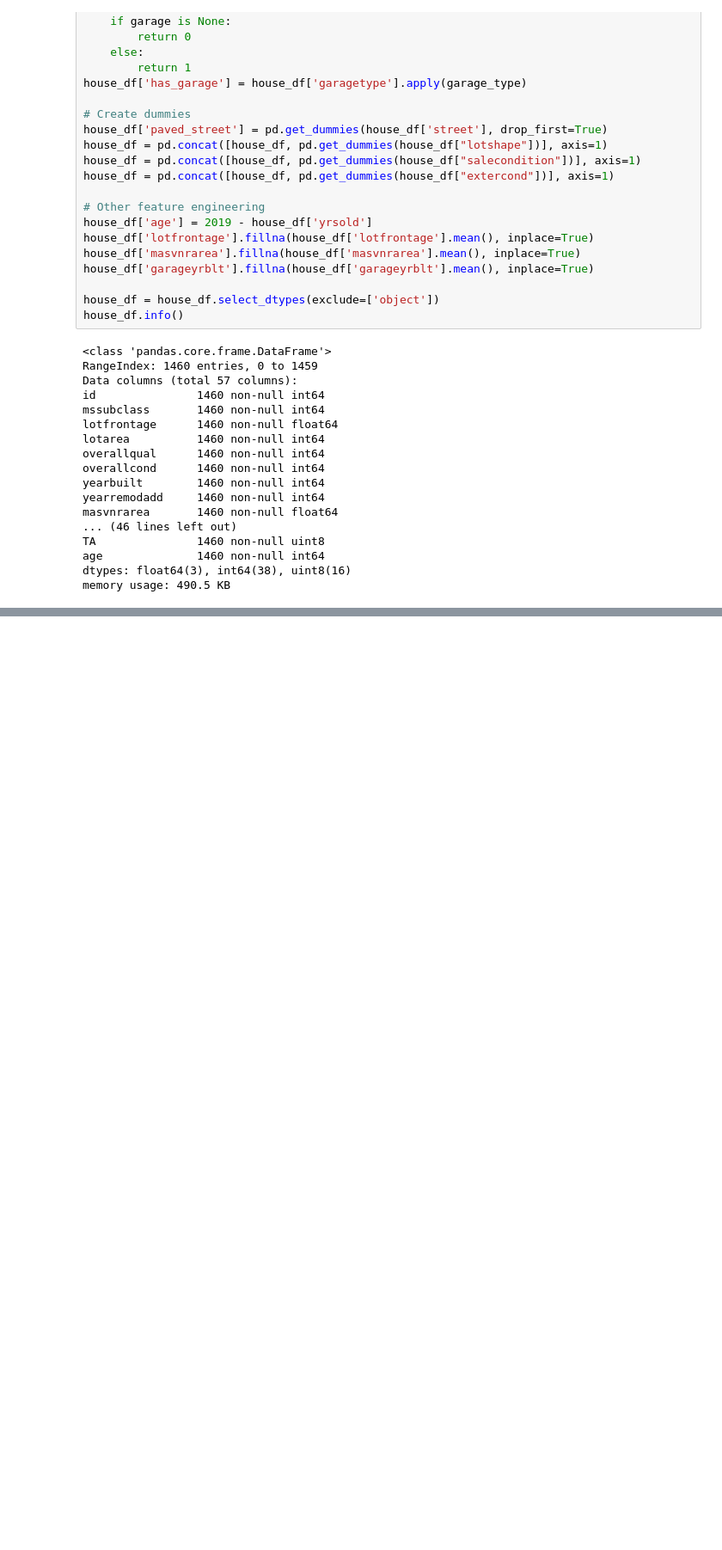
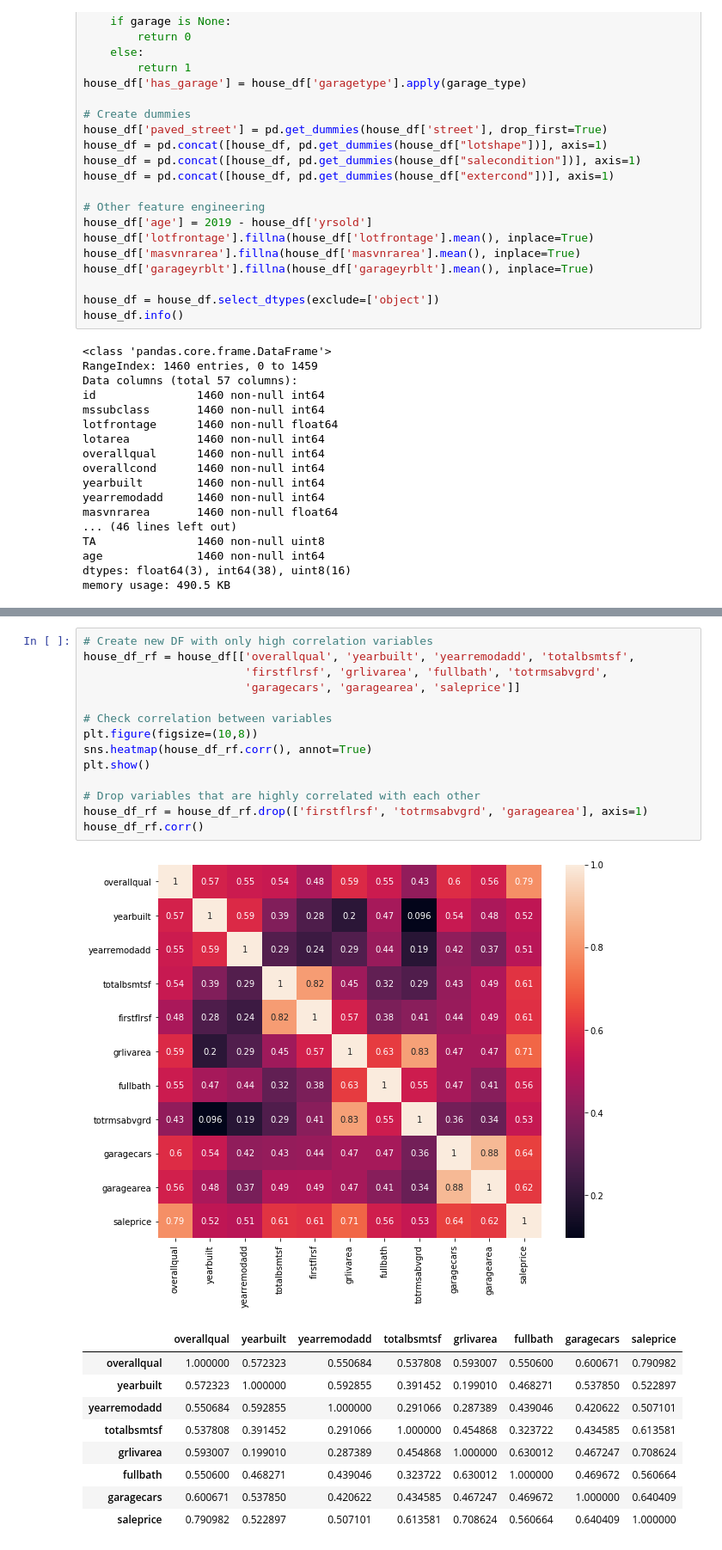
Before and after one commit to jkovach89/12-2-Assignment, a Jupyter notebook: 19-8 Challenge.ipynb, the cells around one changed output, grey strips where cells are left out. Shown at 86% size. Cells and saved outputs as stored; diff of their text form; blank space fills up the shorter version.

```diff
--- a/19-8 Challenge.ipynb
+++ b/19-8 Challenge.ipynb
@@ -85 +97,26 @@ memory usage: 490.5 KB
+# %%
+# Create new DF with only high correlation variables
+house_df_rf = house_df[['overallqual', 'yearbuilt', 'yearremodadd', 'totalbsmtsf',
+                        'firstflrsf', 'grlivarea', 'fullbath', 'totrmsabvgrd',
+                        'garagecars', 'garagearea', 'saleprice']]
+
+# Check correlation between variables
+plt.figure(figsize=(10,8))
+sns.heatmap(house_df_rf.corr(), annot=True)
+plt.show()
+
+# Drop variables that are highly correlated with each other
+house_df_rf = house_df_rf.drop(['firstflrsf', 'totrmsabvgrd', 'garagearea'], axis=1)
+house_df_rf.corr()
+# %% [output]
+[figure, added]
+|  | overallqual | yearbuilt | yearremodadd | totalbsmtsf | grlivarea | fullbath | garagecars | saleprice |
+| overallqual | 1.000000 | 0.572323 | 0.550684 | 0.537808 | 0.593007 | 0.550600 | 0.600671 | 0.790982 |
+| yearbuilt | 0.572323 | 1.000000 | 0.592855 | 0.391452 | 0.199010 | 0.468271 | 0.537850 | 0.522897 |
+| yearremodadd | 0.550684 | 0.592855 | 1.000000 | 0.291066 | 0.287389 | 0.439046 | 0.420622 | 0.507101 |
+| totalbsmtsf | 0.537808 | 0.391452 | 0.291066 | 1.000000 | 0.454868 | 0.323722 | 0.434585 | 0.613581 |
+| grlivarea | 0.593007 | 0.199010 | 0.287389 | 0.454868 | 1.000000 | 0.630012 | 0.467247 | 0.708624 |
+| fullbath | 0.550600 | 0.468271 | 0.439046 | 0.323722 | 0.630012 | 1.000000 | 0.469672 | 0.560664 |
+| garagecars | 0.600671 | 0.537850 | 0.420622 | 0.434585 | 0.467247 | 0.469672 | 1.000000 | 0.640409 |
+| saleprice | 0.790982 | 0.522897 | 0.507101 | 0.613581 | 0.708624 | 0.560664 | 0.640409 | 1.000000 |
 # %%
```
Also changed, not shown: parts of 21 cells of this notebook.
